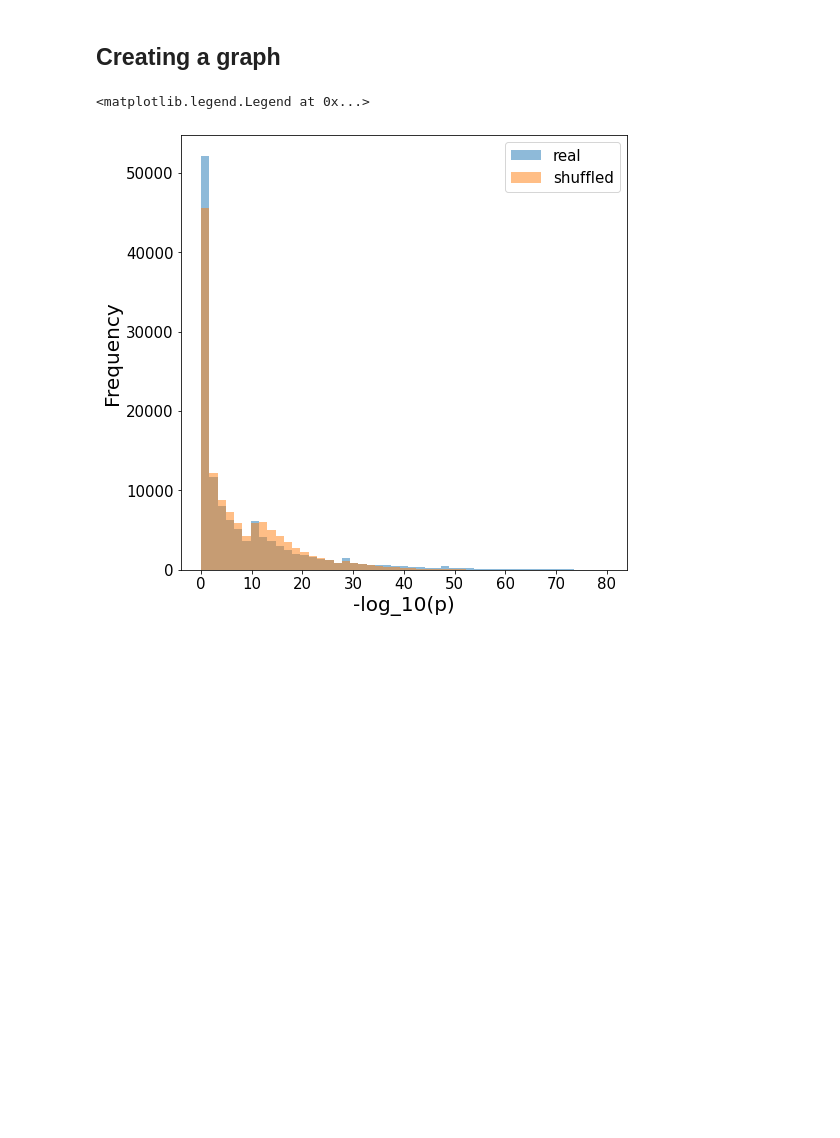
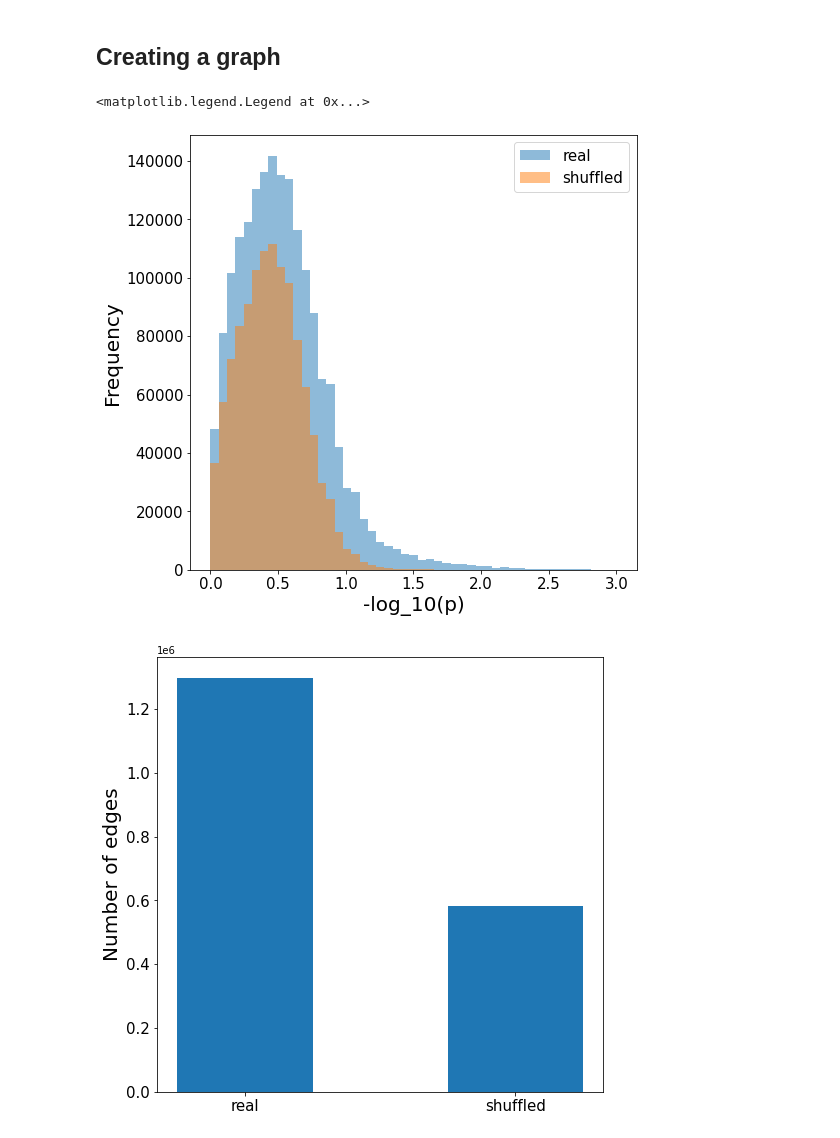
Before and after one commit to RelationRx/ds-ada-phenotype, a Jupyter notebook: LINCS_EDA_homophily.ipynb, the cells around one changed output. Cells and saved outputs as stored; diff of their text form; code cells hidden in the pictures; blank space fills up the shorter version.

```diff
--- a/LINCS_EDA_homophily.ipynb
+++ b/LINCS_EDA_homophily.ipynb
@@ -41,9 +88,10 @@ aggregated_pvals = {ntype: np.apply_along_axis(lambda x: combine_pvalues(x)[1],
 indices = np.triu_indices(aggregated_pvals['real'].shape[0], 1)
 fig, ax = plt.subplots(1, figsize = (8,8))
 for ntype in ['real','shuffled']:
+    v = -np.log10(aggregated_pvals[ntype])[indices]
     h = ax.hist(
-        -np.log10(aggregated_pvals[ntype])[indices],
-        bins = np.linspace(0, 80, 50),
+        v[v>0],
+        bins = np.linspace(0, 3, 50),
         label = ntype,
         alpha = 0.5
         )
@@ -54,10 +102,20 @@ ax.set_ylabel('Frequency', size = 20)
 ax.legend(prop = {'size': 15})
 # %% [output]
 <matplotlib.legend.Legend at 0x...>
-[figure, old version]
+[figure, new version]
 # %%
 THRESH = np.min(np.max(-np.log10(aggregated_pvals[ntype]), axis = 1))
 adj = {ntype: -np.log10(aggregated_pvals[ntype]) for ntype in ['real','shuffled']}
 for ntype in ['real','shuffled']:
     adj[ntype][adj[ntype]<THRESH] = 0
     adj[ntype][adj[ntype]>=THRESH] = 1
+# %%
+bars = [np.sum(adj[ntype]>0) for ntype in ['real','shuffled']]
+fig, ax = plt.subplots(1, figsize = (8,8))
+ax.bar([0,1], bars, width = 0.5)
+ax.set_xticks([0,1])
+ax.set_xticklabels(['real','shuffled'])
+ax.set_ylabel("Number of edges", size = 20)
+ax.tick_params(labelsize = 15)
+# %% [output]
+[figure, added]
```
Also changed, not shown: parts of 19 cells of this notebook, 2 other files.
